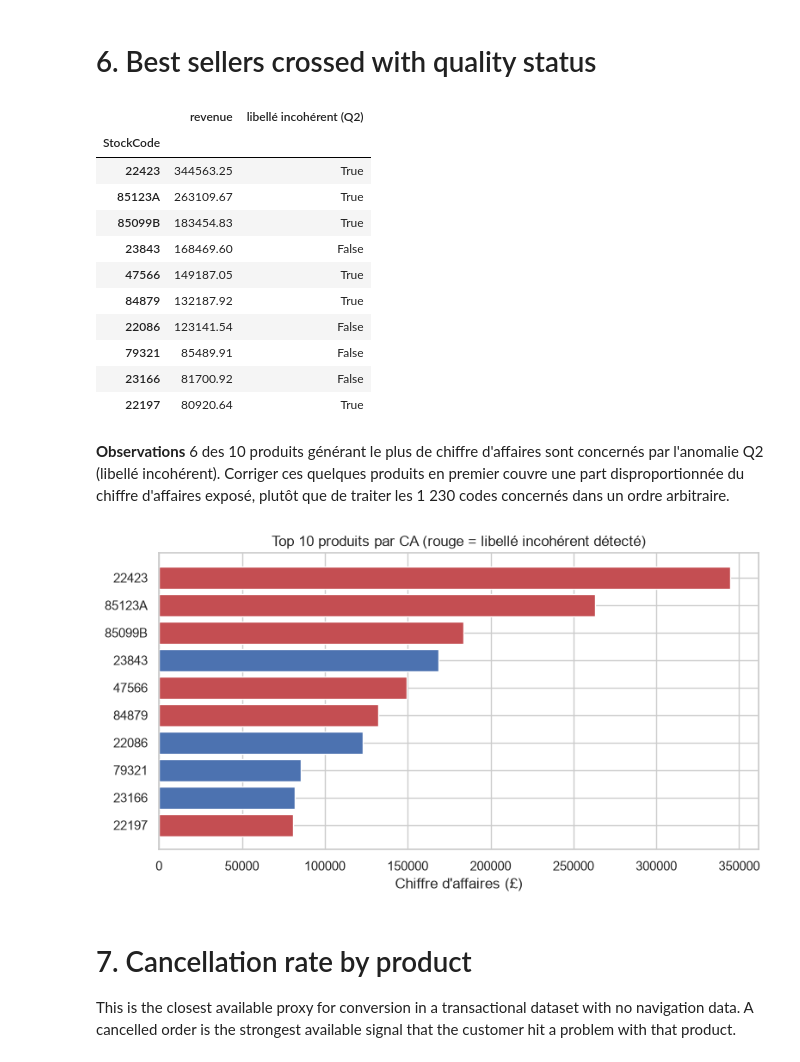
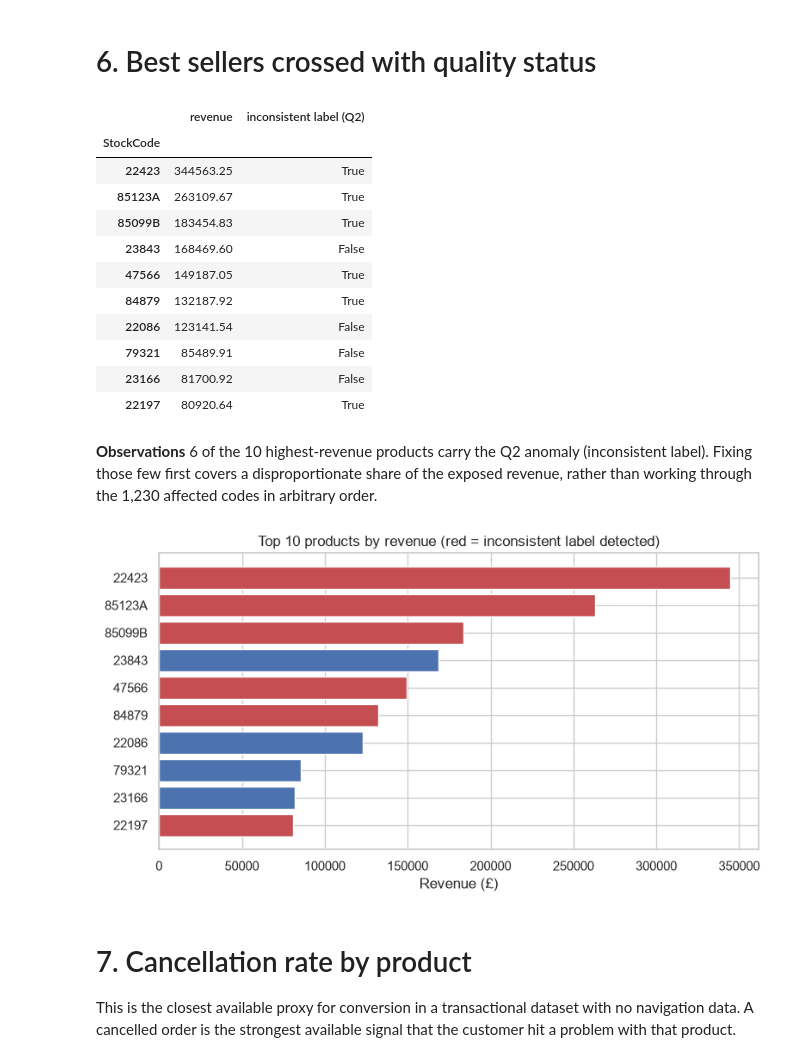
Before and after one commit to juliettebm/customer-analytics-retail, a Jupyter notebook: notebooks/06_catalog_quality.ipynb, the cells around one changed output. Cells and saved outputs as stored; diff of their text form; code cells hidden in the pictures.

```diff
--- a/notebooks/06_catalog_quality.ipynb
+++ b/notebooks/06_catalog_quality.ipynb
@@ -57,6 +57,14 @@ else:
     sheets = pd.read_excel(RAW, sheet_name=None)
     df = pd.concat(sheets.values(), ignore_index=True)
     df.columns = df.columns.str.strip()
+    # Excel returns the text columns as a mix of int and str: "489434" next to
+    # "C489449" for Invoice, numeric labels next to real ones for Description.
+    # Parquet stores one type per column, so they are pinned to the nullable
+    # string dtype, which keeps missing descriptions missing rather than turning
+    # them into the literal "nan" that sections 3 and 4 would then count as
+    # present.
+    text_cols = df.select_dtypes(include="object").columns
+    df[text_cols] = df[text_cols].astype("string")
     df.to_parquet(CACHE, index=False)
 df.shape
 # %% [output]
@@ -272,10 +294,10 @@ display(Markdown(
 # %%
 rev_by_product = prod.loc[~prod["is_cancel"]].groupby("StockCode")["revenue"].sum().sort_values(ascending=False)
 top10 = rev_by_product.head(10).to_frame("revenue")
-top10["libellé incohérent (Q2)"] = top10.index.isin(multi_desc_codes)
+top10["inconsistent label (Q2)"] = top10.index.isin(multi_desc_codes)
 top10
 # %% [output]
-|  | revenue | libellé incohérent (Q2) |
+|  | revenue | inconsistent label (Q2) |
 | StockCode |  |  |
 | 22423 | 344563.25 | True |
 | 85123A | 263109.67 | True |
@@ -288,26 +310,25 @@ top10
 | 23166 | 81700.92 | False |
 | 22197 | 80920.64 | True |
 # %%
-n_flagged_in_top10 = top10["libellé incohérent (Q2)"].sum()
+n_flagged_in_top10 = top10["inconsistent label (Q2)"].sum()
 display(Markdown(
-    f"**Observations** {n_flagged_in_top10} des 10 produits générant le plus de chiffre d'affaires "
-    f"sont concernés par l'anomalie Q2 (libellé incohérent). Corriger ces quelques produits en premier couvre "
-    f"une part disproportionnée du chiffre d'affaires exposé, plutôt que de traiter les 1 230 codes concernés "
-    f"dans un ordre arbitraire."
+    f"**Observations** {n_flagged_in_top10} of the 10 highest-revenue products carry the Q2 anomaly "
+    f"(inconsistent label). Fixing those few first covers a disproportionate share of the exposed revenue, "
+    f"rather than working through the 1,230 affected codes in arbitrary order."
 ))
 # %% [output]
-**Observations** 6 des 10 produits générant le plus de chiffre d'affaires sont concernés par l'anomalie Q2 (libellé incohérent). Corriger ces quelques produits en premier couvre une part disproportionnée du chiffre d'affaires exposé, plutôt que de traiter les 1 230 codes concernés dans un ordre arbitraire.
+**Observations** 6 of the 10 highest-revenue products carry the Q2 anomaly (inconsistent label). Fixing those few first covers a disproportionate share of the exposed revenue, rather than working through the 1,230 affected codes in arbitrary order.
 # %%
 fig, ax = plt.subplots(figsize=(8, 4.5))
-colors = ["#C44E52" if f else "#4C72B0" for f in top10["libellé incohérent (Q2)"]]
+colors = ["#C44E52" if f else "#4C72B0" for f in top10["inconsistent label (Q2)"]]
 ax.barh(top10.index[::-1], top10["revenue"][::-1], color=colors[::-1])
-ax.set_xlabel("Chiffre d'affaires (£)")
-ax.set_title("Top 10 produits par CA (rouge = libellé incohérent détecté)")
+ax.set_xlabel("Revenue (£)")
+ax.set_title("Top 10 products by revenue (red = inconsistent label detected)")
 plt.tight_layout()
-plt.savefig("../reports/top10_produits_qualite.png", dpi=150)
+plt.savefig("../reports/top10_products_quality.png", dpi=150)
 plt.show()
 # %% [output]
-[figure, old version]
+[figure, new version]
 # %% [markdown]
 # 7. Cancellation rate by product
 
```
Also changed, not shown: parts of 15 cells of this notebook, 9 other files.
